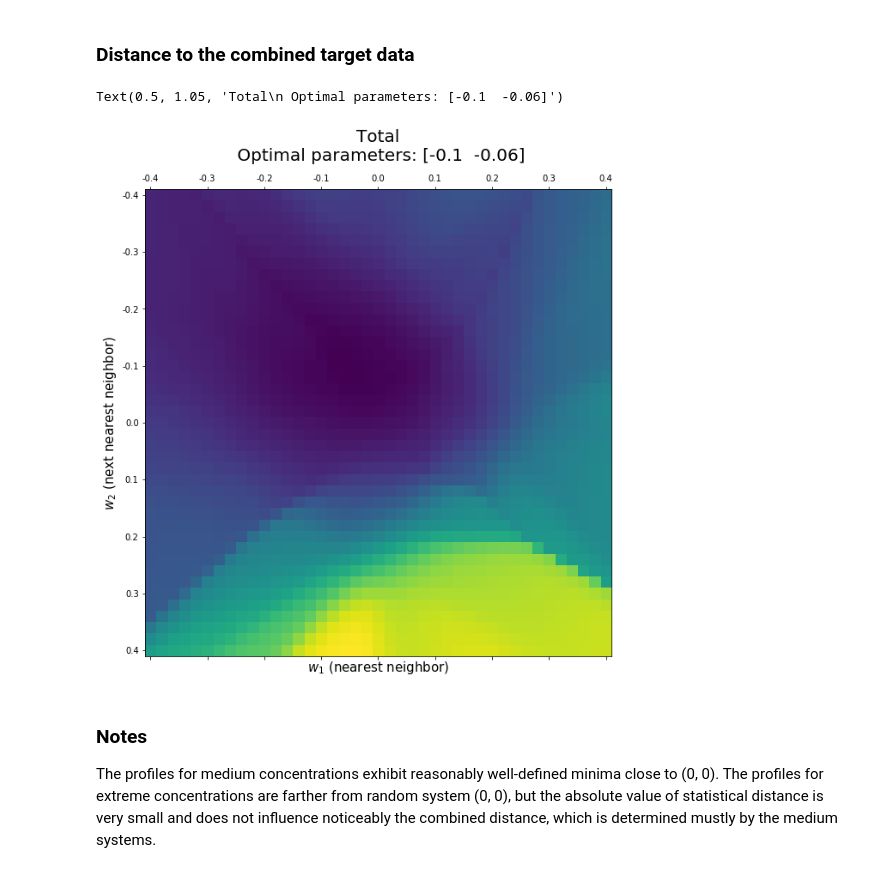
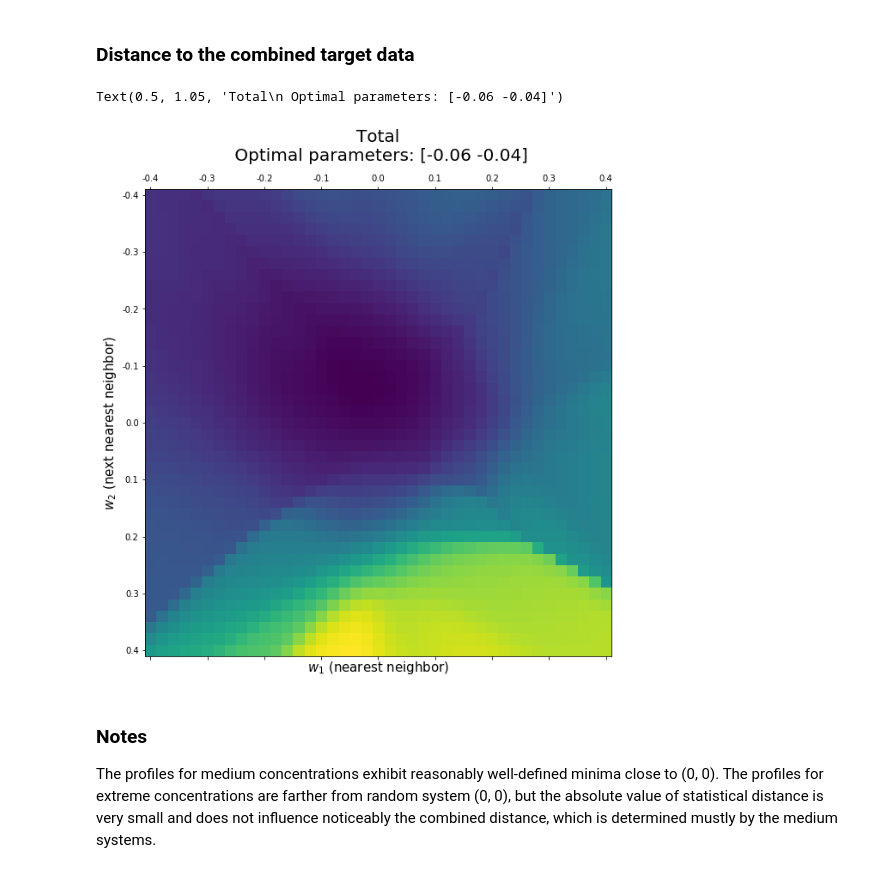
Before and after one commit to vlcekl/mos2_alt, a Jupyter notebook: notebooks/MoReS_analysis.ipynb, the cells around one changed output. Saved outputs shown, nothing was run; the diff lists cells and outputs as text; code cells hidden in the pictures.

```diff
--- a/notebooks/MoReS_analysis.ipynb
+++ b/notebooks/MoReS_analysis.ipynb
@@ -83,8 +83,8 @@ prob_conf = random_config_proba(names, conf_counts, x_re)
 target_hist_adjusted = apply_prior(names, conf_counts, cfg_types, target_hist, prob_conf)
 
 # get estimated probability distribution of the target for model optimization
-#gsv = get_probability_histogram(names, cfg_types, target_hist_adjusted)
-gsv = get_probability_histogram(names, cfg_types, target_hist)
+gsv = get_probability_histogram(names, cfg_types, target_hist_adjusted)
+#gsv = get_probability_histogram(names, cfg_types, target_hist)
 # %% [markdown]
 ## 2. Target and random histograms
 
@@ -147,6 +147,6 @@ with open('../data/working/input_data_non_adjusted.pickle', 'wb') as fo:
     pickle.dump(input_datax, fo)
 # %%
-with open('../data/working/input_data_non_adjusted.pickle', 'rb') as fi:
+with open('../data/working/input_data_tight2.pickle', 'rb') as fi:
     input_datax = pickle.load(fi)
 # %% [markdown]
 ### Functions for combining data from reference simulations
@@ -289,21 +290,22 @@ plt.tight_layout()
 # %% [markdown]
 ### Distance to the combined target data
 # %%
-n_tot = sum([n for n in num_samples.values()])
-s2_combined = sum([s2_profiles[key]*num_samples[key]/n_tot for key in s2_profiles])
+s2_combined = sum(list(s2_profiles.values()))
 
 fig, axes = plt.subplots(nrows=1, ncols=1, figsize=(10,10))
 im = axes.matshow(s2_combined)
 indices = np.unravel_index(np.argmin(s2_combined, axis=None), s2_combined.shape)
 axes.set_xticklabels(ticklabels)
 axes.set_yticklabels(ticklabels)
 axes.set_xlabel('$w_1$ (nearest neighbor)', fontsize=15)
 axes.set_ylabel('$w_2$ (next nearest neighbor)', fontsize=15)
 pars_optimal = pars_profiles['re55'][indices]
 axes.set_title('Total\n Optimal parameters: ' + str(pars_optimal), fontsize=20)
+
+plt.savefig('../reports/s2_total.png')
 # %% [output]
-Text(0.5, 1.05, 'Total\n Optimal parameters: [-0.1  -0.06]')
+Text(0.5, 1.05, 'Total\n Optimal parameters: [-0.06 -0.04]')
-[figure, old version]
+[figure, new version]
 # %% [markdown]
 ### Notes
 
```
Also changed, not shown: parts of 6 cells of this notebook, 19 other files.
